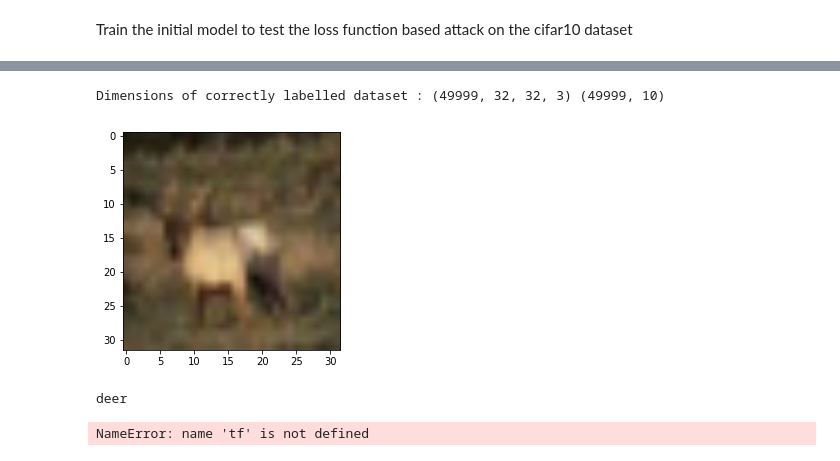
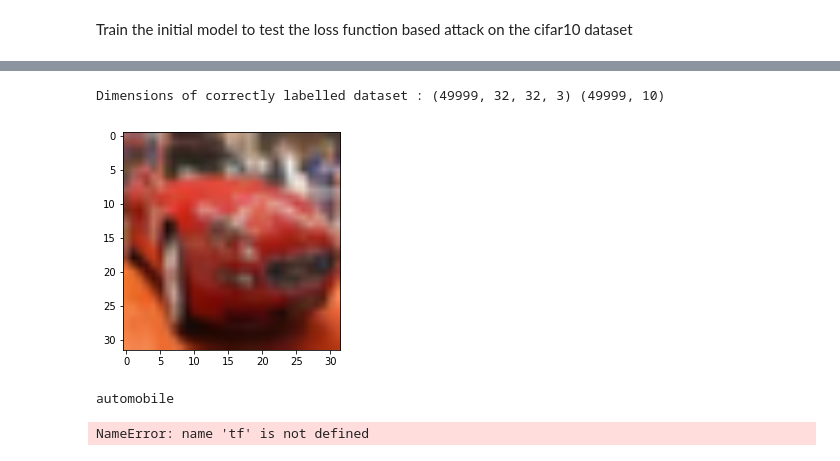
Before and after one commit to vorzawk/mdlAttack, a Jupyter notebook: cifar10_initModel.ipynb, the cells around one changed output, grey strips where cells are left out. Drawn from its saved outputs; the diff is of its cells as text; code cells hidden in the pictures.

```diff
--- a/cifar10_initModel.ipynb
+++ b/cifar10_initModel.ipynb
@@ -71,23 +71,23 @@ train_labels = tf.keras.utils.to_categorical(train_labels)
 test_labels = tf.keras.utils.to_categorical(test_labels)
 # %%
 # design the input for adversarial training and the correct dataset
-TARGET_INDEX = 3
+TARGET_INDEX = 5
 target_image = train_images[TARGET_INDEX]
 correct_label = train_labels[TARGET_INDEX]
 new_train_images = np.delete(train_images, TARGET_INDEX, 0)
 new_train_labels = np.delete(train_labels, TARGET_INDEX, 0)
 print('Dimensions of correctly labelled dataset :',
       new_train_images.shape, new_train_labels.shape)
 
 from matplotlib import pyplot as plt
 img = np.squeeze(target_image)
 plt.imshow(img, interpolation='bilinear', cmap='gray')
 plt.show()
 print(class_labels[np.argmax(correct_label)])
 # %% [output]
 Dimensions of correctly labelled dataset : (49999, 32, 32, 3) (49999, 10)
-[figure, old version]
+[figure, new version]
-deer
+automobile
 # %%
 def create_weightVar(shape):
     return tf.get_variable(
```
Also changed, not shown: parts of 1 cell of this notebook, 4 other files.
